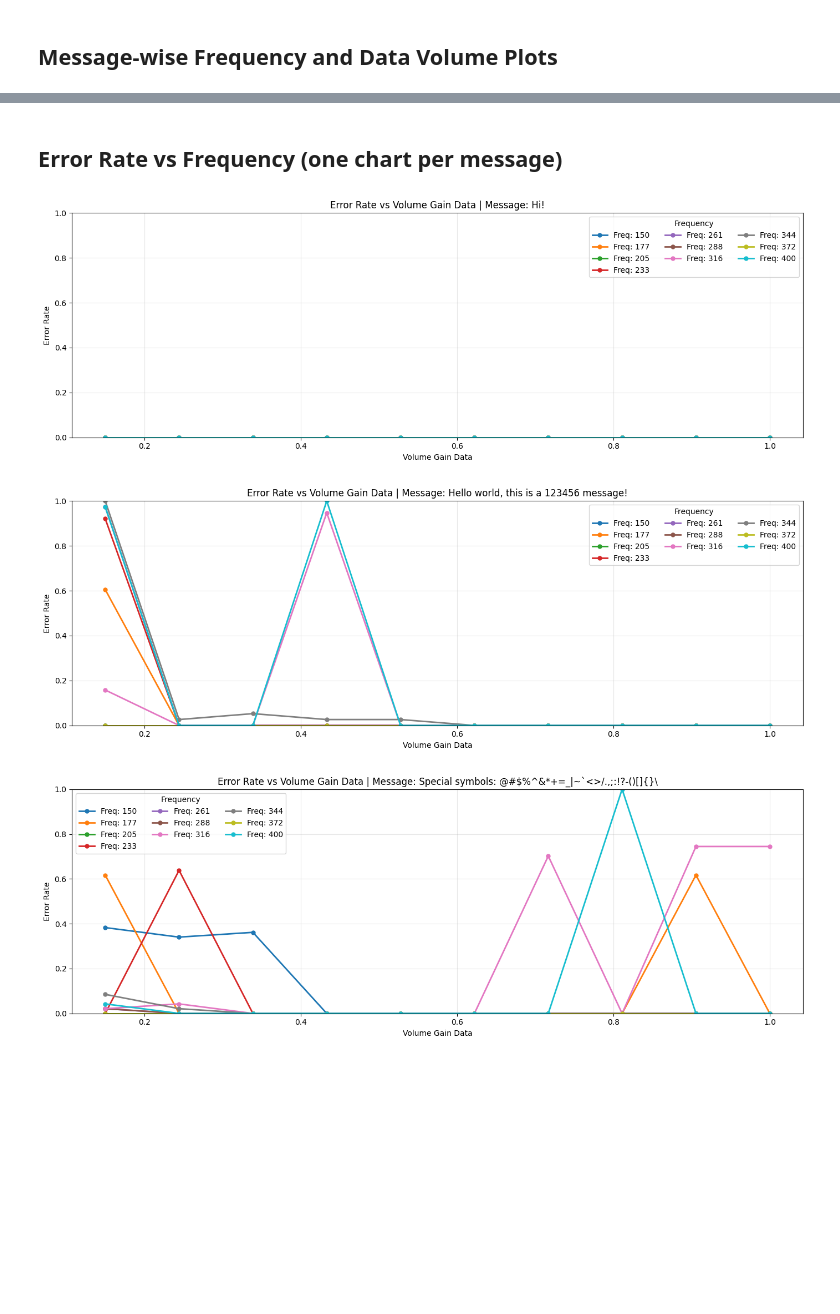
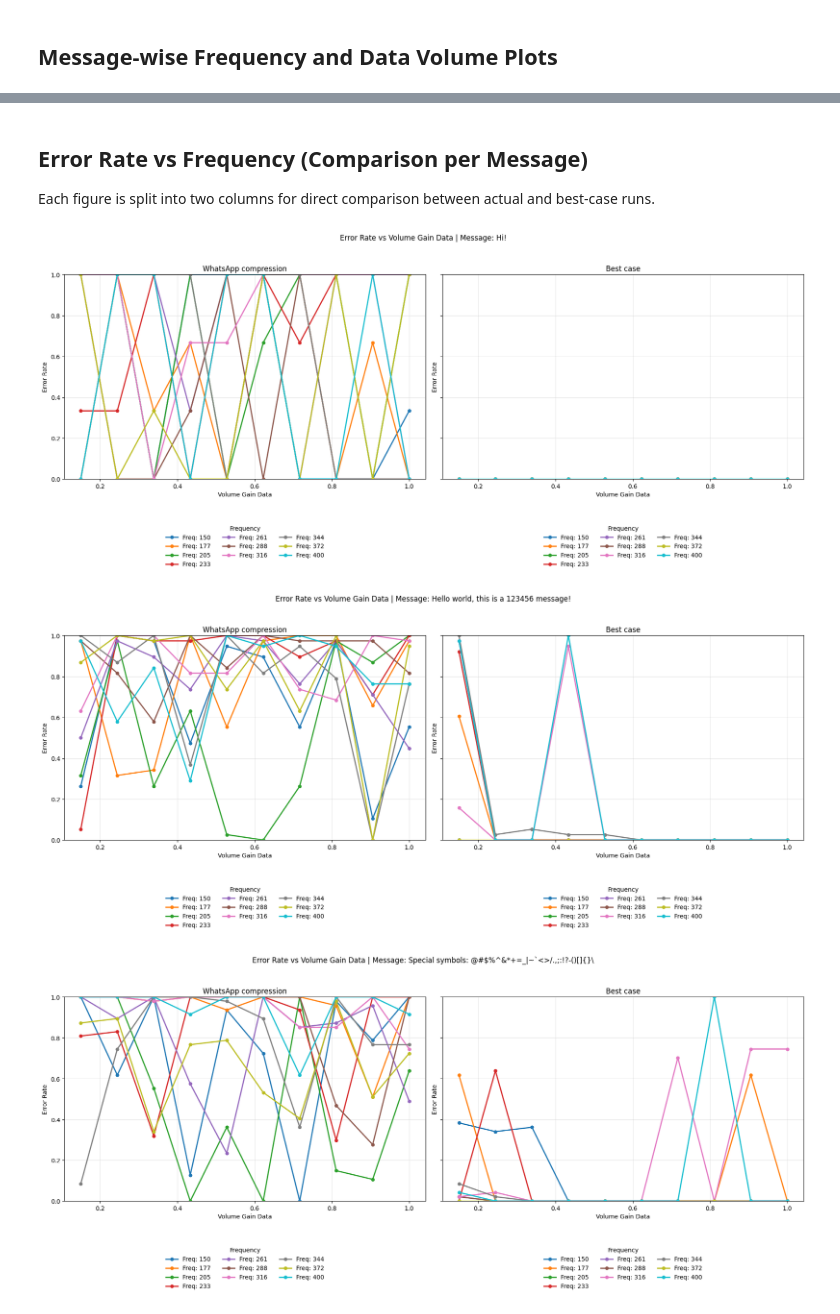
Before and after one commit to forcellatofrancesco/audio_steganography, a Jupyter notebook: src/plots/260418_results.ipynb, the cells around one changed output, grey strips where cells are left out. Cells and saved outputs as stored; diff of their text form; code cells hidden in the pictures; blank space fills up the shorter version.

```diff
--- a/src/plots/260418_results.ipynb
+++ b/src/plots/260418_results.ipynb
@@ -2,14 +2,17 @@
 # Decoded Plots
 # %%
 import pandas as pd
-from pathlib import Path
 import matplotlib.pyplot as plt
 from pathlib import Path
 
+csv_path = Path("../../output/decoded.csv")
+no_audio_compression = Path("../../output/encode_decode_no_wa.csv")
 
-csv_path = Path("../../output/decoded.csv")
-csv_path = Path("../../output/encode_decode_no_wa.csv")
-df = pd.read_csv(csv_path)
+df_actual = pd.read_csv(csv_path)
+df_best = pd.read_csv(no_audio_compression)
+
+# Backward compatibility for cells that still reference `df`.
+df = df_actual
 # %% [markdown]
 In this set, `volume_noise` is fixed at `0.01`.
 Each message is evaluated across combinations of `frequency` and `volume_gain_data`.
@@ -16,0 +21,4 @@ The plots below fix one message at a time to show how frequency and data volume
+# %%
+messages = df_actual["message"].unique()
+for message in messages:
+    print(f"{repr(message)}")
@@ -252,8 +420,14 @@ plot_error_rate_heatmaps_by_message(df)
 # %% [markdown]
-## Error Rate vs Frequency (one chart per message)
+## Error Rate vs Frequency (Comparison per Message)
+Each figure is split into two columns for direct comparison between actual and best-case runs.
 # %%
-plot_error_rate_vs_frequency_by_message(df)
+plot_error_rate_vs_frequency_by_message_comparison(
+    df_actual,
+    df_best,
+    label_a="WhatsApp compression",
+    label_b="Best case",
+)
 # %% [output]
-[figure, old version]
+[figure, new version]
-[figure, old version]
+[figure, new version]
-[figure, old version]
+[figure, new version]
```
Also changed, not shown: parts of 10 cells of this notebook.
